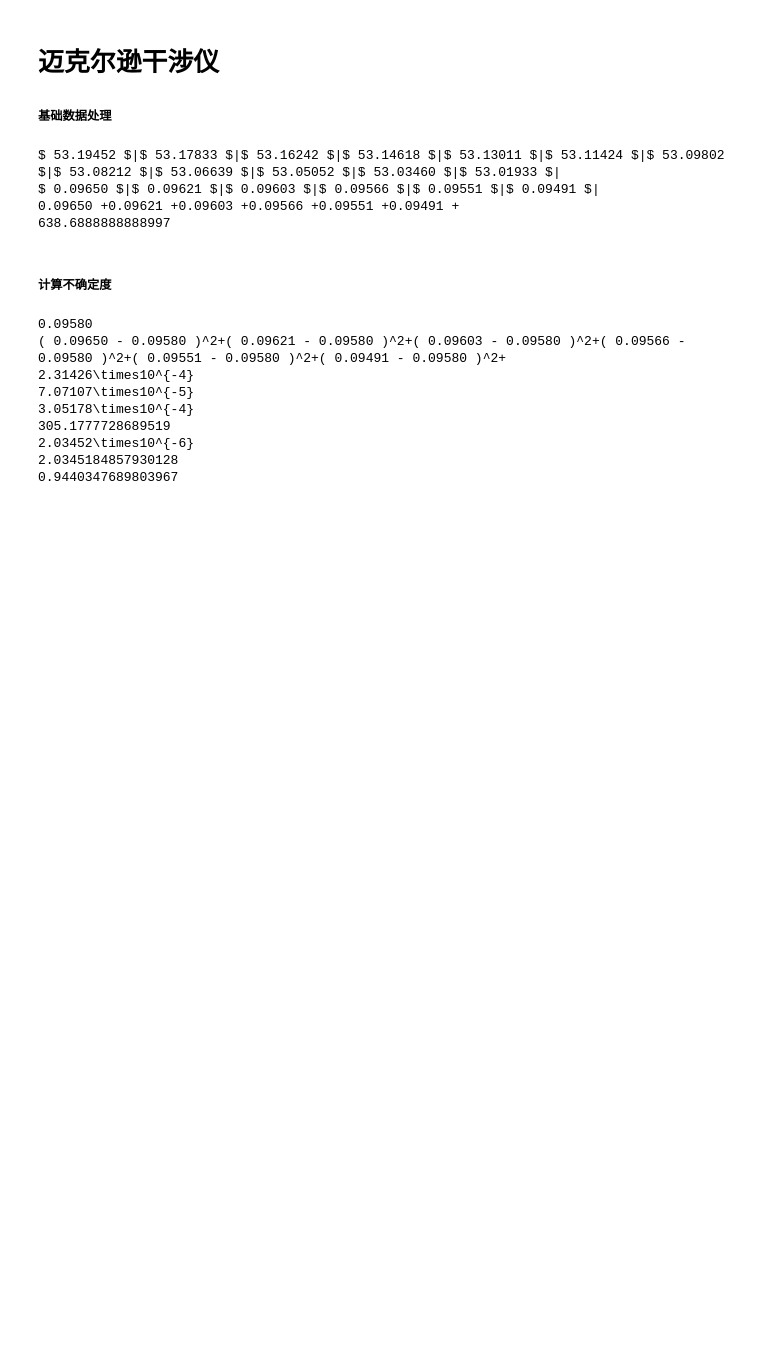
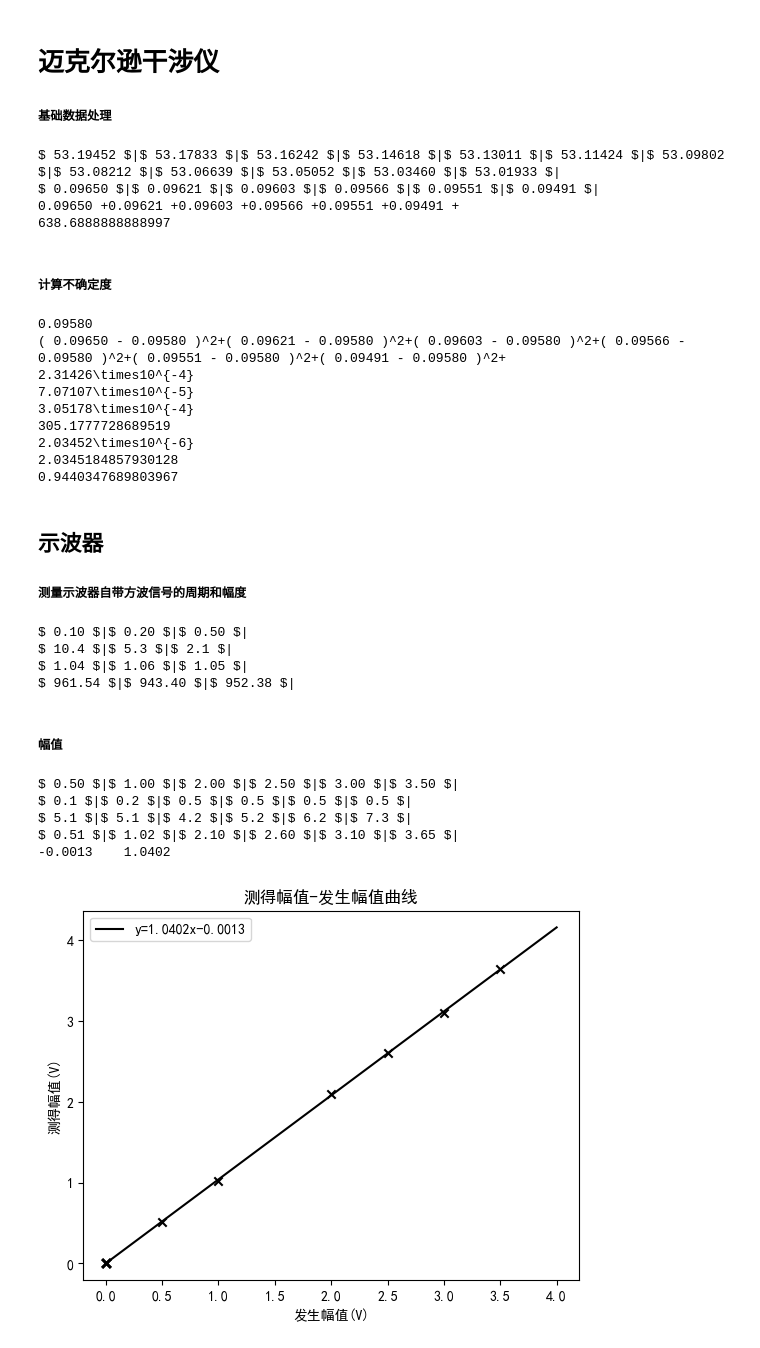
Before and after one commit to dark-but-spark/PHY104BExperiments-of-Fundamental-Physics, a Jupyter notebook: calculate.ipynb, the cells around one changed output. Saved outputs shown, nothing was run; the diff lists cells and outputs as text; code cells hidden in the pictures; blank space fills up the shorter version.

```diff
--- a/calculate.ipynb
+++ b/calculate.ipynb
@@ -549,3 +549,74 @@ print((ans*1e6-632.8)/623.8*100)
 2.03452\times10^{-6}
 2.0345184857930128
 0.9440347689803967
+# %% [markdown]
+## 示波器
+##### 测量示波器自带方波信号的周期和幅度
+# %%
+fi=open('示波器.in','r')
+t=[0]*3
+l=[0]*3
+s=fi.readline().split()
+for i in range(3):
+    t[i]=float(s[i])
+    print("$",format(t[i],".2f"),"$|",end="")
+print()
+s=fi.readline().split()
+for i in range(3):
+    l[i]=float(s[i])
+    print("$",format(l[i],".1f"),"$|",end="")
+print()
+for i in range(3):
+    print("$",format(l[i]*t[i],".2f"),"$|",end="")
+print()
+for i in range(3):
+    print("$",format(1000/(l[i]*t[i]),".2f"),"$|",end="")
+print()
+# %% [output]
+$ 0.10 $|$ 0.20 $|$ 0.50 $|
+$ 10.4 $|$ 5.3 $|$ 2.1 $|
+$ 1.04 $|$ 1.06 $|$ 1.05 $|
+$ 961.54 $|$ 943.40 $|$ 952.38 $|
+# %% [markdown]
+##### 幅值
+# %%
+s=fi.readline().split()
+v=[0]*17
+v0=[0]*17
+H=[0]*17
+for i in range(6):
+    v[i]=float(s[i])
+    print("$",format(v[i],".2f"),"$|",end="")
+print()
+s=fi.readline().split()
+for i in range(6):
+    v0[i]=float(s[i])
+    print("$",format(v0[i],".1f"),"$|",end="")
+print()
+s=fi.readline().split()
+for i in range(6):
+    H[i]=float(s[i])
+    print("$",format(H[i],".1f"),"$|",end="")
+print()
+for i in range(6):
+    v0[i]*=H[i]
+    print("$",format(v0[i],".2f"),"$|",end="")
+print()
+beta,apha= np.polyfit(v, v0, 1)
+print(format(apha,'.4f'),'  ',format(beta,'.4f'))
+
+plt.scatter(v,v0,color='black',marker="x")
+plt.plot(range(0,5),[apha+beta*i for i in range(0,5)], color='black',
+         label="y="+format(beta,".4f")+"x"+format(apha,".4f"))
+plt.legend()
+plt.xlabel('发生幅值(V)')
+plt.ylabel('测得幅值(V)')
+plt.title('测得幅值-发生幅值曲线')
+plt.show()
+# %% [output]
+$ 0.50 $|$ 1.00 $|$ 2.00 $|$ 2.50 $|$ 3.00 $|$ 3.50 $|
+$ 0.1 $|$ 0.2 $|$ 0.5 $|$ 0.5 $|$ 0.5 $|$ 0.5 $|
+$ 5.1 $|$ 5.1 $|$ 4.2 $|$ 5.2 $|$ 6.2 $|$ 7.3 $|
+$ 0.51 $|$ 1.02 $|$ 2.10 $|$ 2.60 $|$ 3.10 $|$ 3.65 $|
+-0.0013    1.0402
+[figure, added]
```
Also changed, not shown: parts of 6 cells of this notebook, 23 other files.
